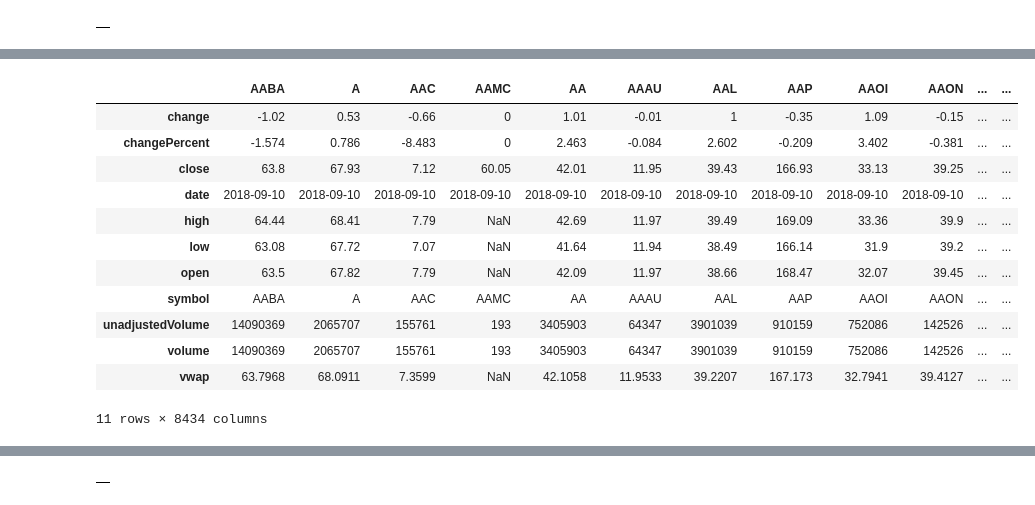
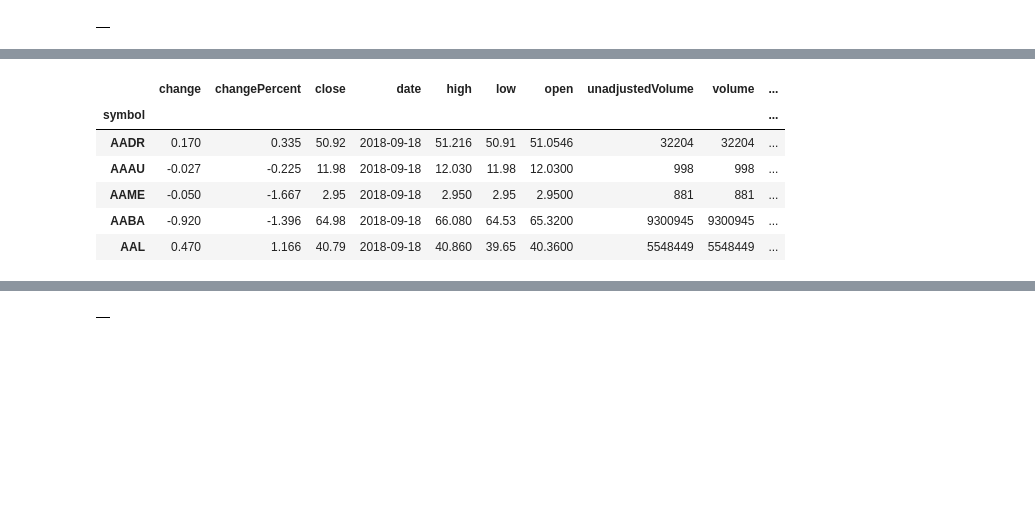
Before and after one commit to tkp-archive/pyEX, a Jupyter notebook: all.ipynb, the cells around one changed output, grey strips where cells are left out. Cells and saved outputs as stored; diff of their text form; code cells hidden in the pictures; blank space fills up the shorter version.

```diff
--- a/all.ipynb
+++ b/all.ipynb
@@ -214,19 +254,13 @@ pyEX.yesterdayDF(symbol)
 # %%
-pyEX.marketYesterdayDF()
+pyEX.marketYesterdayDF().head()
 # %% [output]
-|  | AABA | A | AAC | AAMC | AA | AAAU | AAL | AAP | AAOI | AAON | ... | ... |
-| change | -1.02 | 0.53 | -0.66 | 0 | 1.01 | -0.01 | 1 | -0.35 | 1.09 | -0.15 | ... | ... |
-| changePercent | -1.574 | 0.786 | -8.483 | 0 | 2.463 | -0.084 | 2.602 | -0.209 | 3.402 | -0.381 | ... | ... |
-| close | 63.8 | 67.93 | 7.12 | 60.05 | 42.01 | 11.95 | 39.43 | 166.93 | 33.13 | 39.25 | ... | ... |
-| date | 2018-09-10 | 2018-09-10 | 2018-09-10 | 2018-09-10 | 2018-09-10 | 2018-09-10 | 2018-09-10 | 2018-09-10 | 2018-09-10 | 2018-09-10 | ... | ... |
-| high | 64.44 | 68.41 | 7.79 | NaN | 42.69 | 11.97 | 39.49 | 169.09 | 33.36 | 39.9 | ... | ... |
-| low | 63.08 | 67.72 | 7.07 | NaN | 41.64 | 11.94 | 38.49 | 166.14 | 31.9 | 39.2 | ... | ... |
-| open | 63.5 | 67.82 | 7.79 | NaN | 42.09 | 11.97 | 38.66 | 168.47 | 32.07 | 39.45 | ... | ... |
-| symbol | AABA | A | AAC | AAMC | AA | AAAU | AAL | AAP | AAOI | AAON | ... | ... |
-| unadjustedVolume | 14090369 | 2065707 | 155761 | 193 | 3405903 | 64347 | 3901039 | 910159 | 752086 | 142526 | ... | ... |
-| volume | 14090369 | 2065707 | 155761 | 193 | 3405903 | 64347 | 3901039 | 910159 | 752086 | 142526 | ... | ... |
-| vwap | 63.7968 | 68.0911 | 7.3599 | NaN | 42.1058 | 11.9533 | 39.2207 | 167.173 | 32.7941 | 39.4127 | ... | ... |
+|  | change | changePercent | close | date | high | low | open | unadjustedVolume | volume | ... |
+| symbol |  |  |  |  |  |  |  |  |  | ... |
+| AADR | 0.170 | 0.335 | 50.92 | 2018-09-18 | 51.216 | 50.91 | 51.0546 | 32204 | 32204 | ... |
+| AAAU | -0.027 | -0.225 | 11.98 | 2018-09-18 | 12.030 | 11.98 | 12.0300 | 998 | 998 | ... |
+| AAME | -0.050 | -1.667 | 2.95 | 2018-09-18 | 2.950 | 2.95 | 2.9500 | 881 | 881 | ... |
+| AABA | -0.920 | -1.396 | 64.98 | 2018-09-18 | 66.080 | 64.53 | 65.3200 | 9300945 | 9300945 | ... |
+| AAL | 0.470 | 1.166 | 40.79 | 2018-09-18 | 40.860 | 39.65 | 40.3600 | 5548449 | 5548449 | ... |
-11 rows × 8434 columns
 # %%
 pyEX.priceDF(symbol)
 # %% [output]
```
Also changed, not shown: parts of 45 cells of this notebook, 10 other files.
